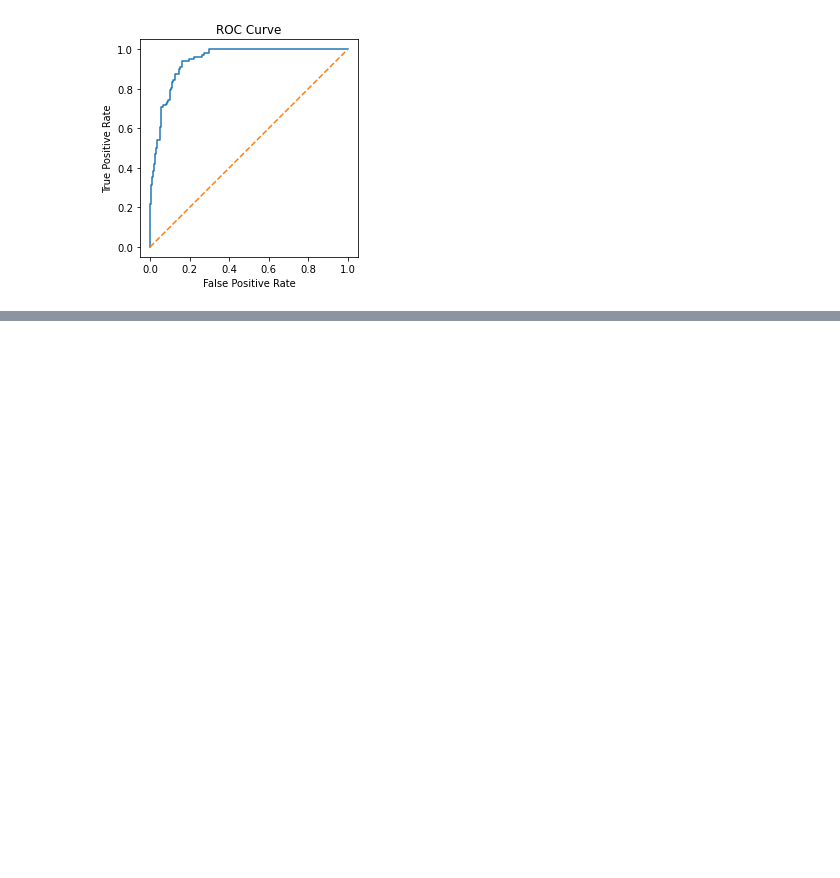
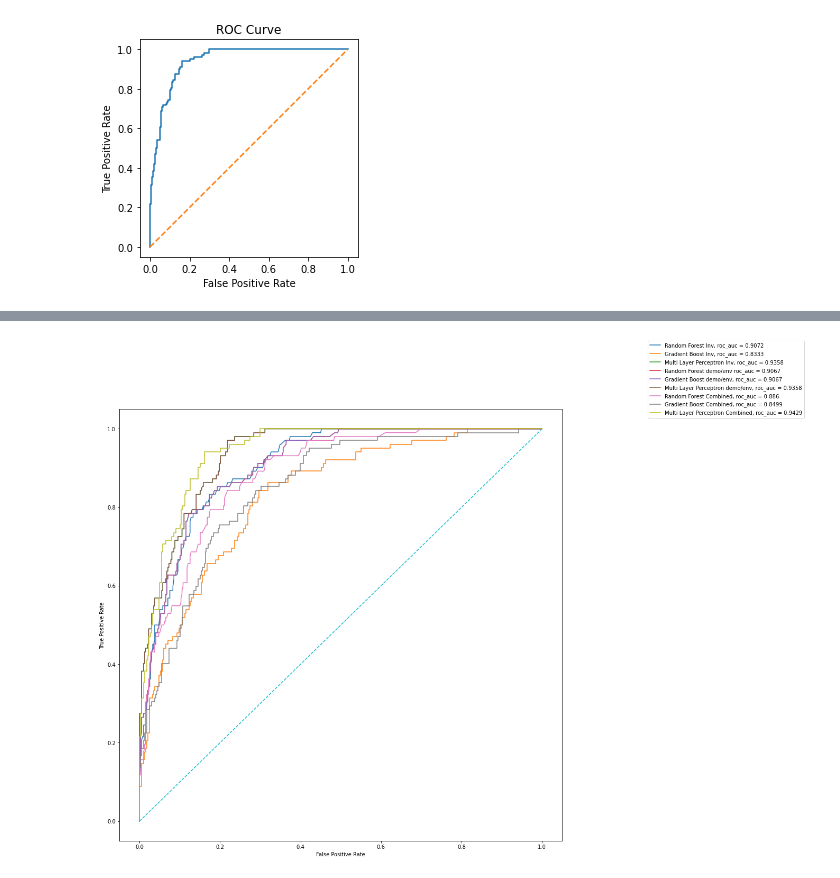
Before and after one commit to budgetjamalbrowner/DATA301-Individual-Project, a Jupyter notebook: Individual Project.ipynb, the cells around one changed output, grey strips where cells are left out. Cells and saved outputs as stored; diff of their text form; code cells hidden in the pictures; blank space fills up the shorter version.

```diff
--- a/Individual Project.ipynb
+++ b/Individual Project.ipynb
@@ -641,10 +673,10 @@ weighted avg       0.87      0.88      0.87       500
 # %%
 predictionsNum6 = gradSearch.best_estimator_.predict_proba(xtest)[:, 1]
 # %%
-fpr, tpr, thresholds = roc_curve(ytestNum, predictionsNum6)
+fpr6, tpr6, thresholds = roc_curve(ytestNum, predictionsNum6)
 fig = plt.figure()
 ax = fig.add_subplot()
-plt.plot(fpr, tpr)
+plt.plot(fpr6, tpr6)
 plt.plot([0, 1], [0, 1], '--')
 plt.xlabel('False Positive Rate')
 plt.ylabel('True Positive Rate')
@@ -765,10 +797,10 @@ weighted avg       0.84      0.85      0.82       500
 # %%
 predictionsNum7 = randomSearch.best_estimator_.predict_proba(xtest)[:, 1]
 # %%
-fpr, tpr, thresholds = roc_curve(ytestNum, predictionsNum7)
+fpr7, tpr7, thresholds = roc_curve(ytestNum, predictionsNum7)
 fig = plt.figure()
 ax = fig.add_subplot()
-plt.plot(fpr, tpr)
+plt.plot(fpr7, tpr7)
 plt.plot([0, 1], [0, 1], '--')
 plt.xlabel('False Positive Rate')
 plt.ylabel('True Positive Rate')
@@ -860,10 +892,10 @@ weighted avg       0.81      0.83      0.80       500
 # %%
 predictionsNum8 = mlpSearch.best_estimator_.predict_proba(xtest)[:, 1]
 # %%
-fpr, tpr, thresholds = roc_curve(ytestNum, predictionsNum8)
+fpr8, tpr8, thresholds = roc_curve(ytestNum, predictionsNum8)
 fig = plt.figure()
 ax = fig.add_subplot()
-plt.plot(fpr, tpr)
+plt.plot(fpr8, tpr8)
 plt.plot([0, 1], [0, 1], '--')
 plt.xlabel('False Positive Rate')
 plt.ylabel('True Positive Rate')
@@ -916,10 +966,10 @@ weighted avg       0.87      0.88      0.87       500
 # %%
 predictionsNum9 = gradSearch.best_estimator_.predict_proba(xtest)[:, 1]
 # %%
-fpr, tpr, thresholds = roc_curve(ytestNum, predictionsNum9)
+fpr9, tpr9, thresholds = roc_curve(ytestNum, predictionsNum9)
 fig = plt.figure()
 ax = fig.add_subplot()
-plt.plot(fpr, tpr)
+plt.plot(fpr9, tpr9)
 plt.plot([0, 1], [0, 1], '--')
 plt.xlabel('False Positive Rate')
 plt.ylabel('True Positive Rate')
@@ -958,0 +1021,28 @@ perfMetrics
+# %%
+fig, ax= plt.subplots(figsize=(15,15))
+rfcLabel = 'Random Forest Inv, roc_auc = ' + str(round(roc1, 4))
+gbcLabel =  'Gradient Boost Inv, roc_auc = ' + str(round(roc2, 4))
+mlpLabel =  'Multi Layer Perceptron Inv, roc_auc = ' + str(round(roc3, 4))
+rfcLabel2 = 'Random Forest demo/env roc_auc = ' + str(round(roc4, 4))
+gbcLabel2 =  'Gradient Boost demo/env, roc_auc = ' + str(round(roc5, 4))
+mlpLabel2 =  'Multi Layer Perceptron demo/env, roc_auc = ' + str(round(roc6, 4))
+rfcLabel3 = 'Random Forest Combined, roc_auc = ' + str(round(roc7, 4))
+gbcLabel3 =  'Gradient Boost Combined, roc_auc = ' + str(round(roc8, 4))
+mlpLabel3 =  'Multi Layer Perceptron Combined, roc_auc = ' + str(round(roc9, 4))
+rfcMod, = ax.plot(fpr, tpr, label=rfcLabel)
+gbcMod, = ax.plot(fpr2, tpr2, label=gbcLabel)
+mlpMod, = ax.plot(fpr3, tpr3, label=mlpLabel)
+rfcMod2, = ax.plot(fpr4, tpr4, label=rfcLabel2)
+gbcMod2, = ax.plot(fpr5, tpr5, label=gbcLabel2)
+mlpMod2, = ax.plot(fpr6, tpr6, label=mlpLabel2)
+rfcMod3, = ax.plot(fpr7, tpr7, label=rfcLabel3)
+gbcMod3, = ax.plot(fpr8, tpr8, label=gbcLabel3)
+mlpMod3, = ax.plot(fpr9, tpr9, label=mlpLabel3)
+ax.plot([0, 1], [0, 1], '--')
+plt.xlabel('False Positive Rate')
+plt.ylabel('True Positive Rate')
+fig.legend(handles=[rfcMod, gbcMod, mlpMod, rfcMod2, gbcMod2, mlpMod2, rfcMod3, gbcMod3, mlpMod3], bbox_to_anchor=(1.05, 1),
+                         loc='upper left', borderaxespad=0.)
+plt.show()
+# %% [output]
+[figure, added]
```
Also changed, not shown: parts of 15 cells of this notebook.
